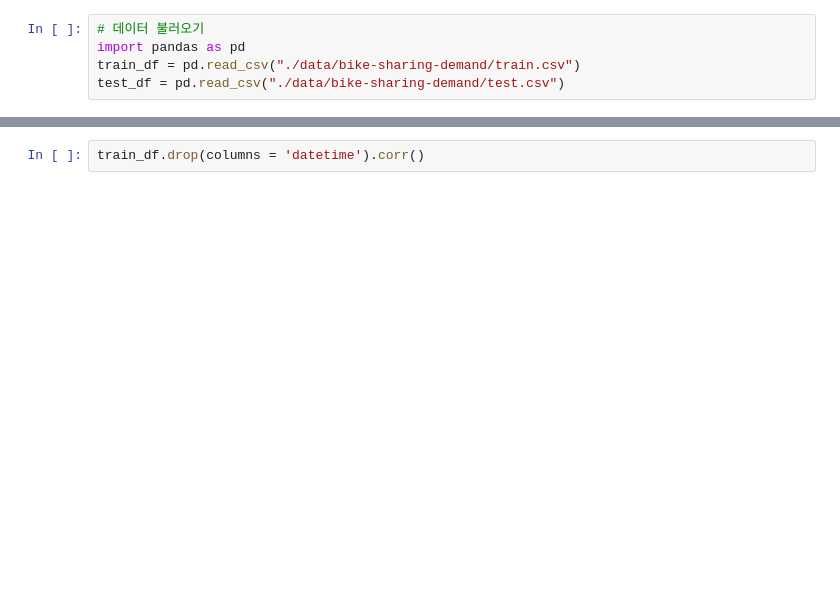
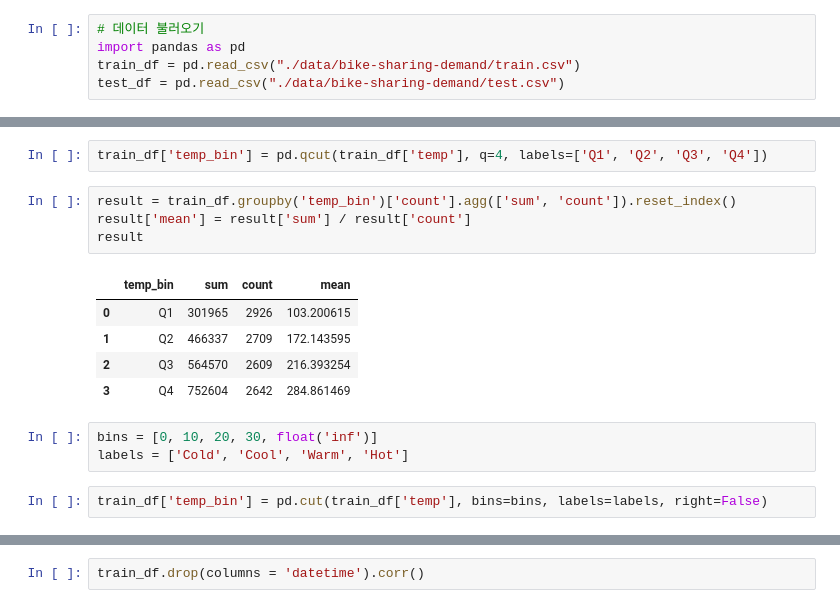
Before and after one commit to damdam1219/lg_project, a Jupyter notebook: 10-2. 자전거대여량예측모델.ipynb, the cells around one changed output, grey strips where cells are left out. Saved outputs shown, nothing was run; the diff lists cells and outputs as text; blank space fills up the shorter version.

```diff
--- a/10-2. 자전거대여량예측모델.ipynb
+++ b/10-2. 자전거대여량예측모델.ipynb
@@ -5,0 +18,17 @@ test_df = pd.read_csv("./data/bike-sharing-demand/test.csv")
+# %%
+train_df['temp_bin'] = pd.qcut(train_df['temp'], q=4, labels=['Q1', 'Q2', 'Q3', 'Q4'])
+# %%
+result = train_df.groupby('temp_bin')['count'].agg(['sum', 'count']).reset_index()
+result['mean'] = result['sum'] / result['count']
+result
+# %% [output]
+|  | temp_bin | sum | count | mean |
+| 0 | Q1 | 301965 | 2926 | 103.200615 |
+| 1 | Q2 | 466337 | 2709 | 172.143595 |
+| 2 | Q3 | 564570 | 2609 | 216.393254 |
+| 3 | Q4 | 752604 | 2642 | 284.861469 |
+# %%
+bins = [0, 10, 20, 30, float('inf')]
+labels = ['Cold', 'Cool', 'Warm', 'Hot']
+# %%
+train_df['temp_bin'] = pd.cut(train_df['temp'], bins=bins, labels=labels, right=False)
```
Also changed, not shown: parts of 18 cells of this notebook, 5 other files.
